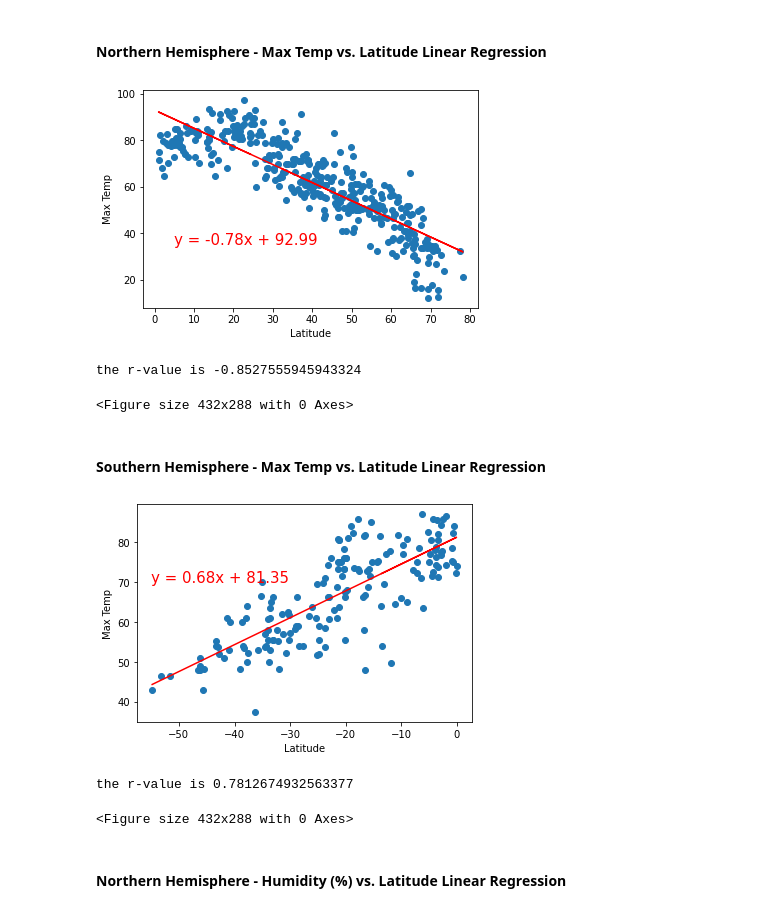
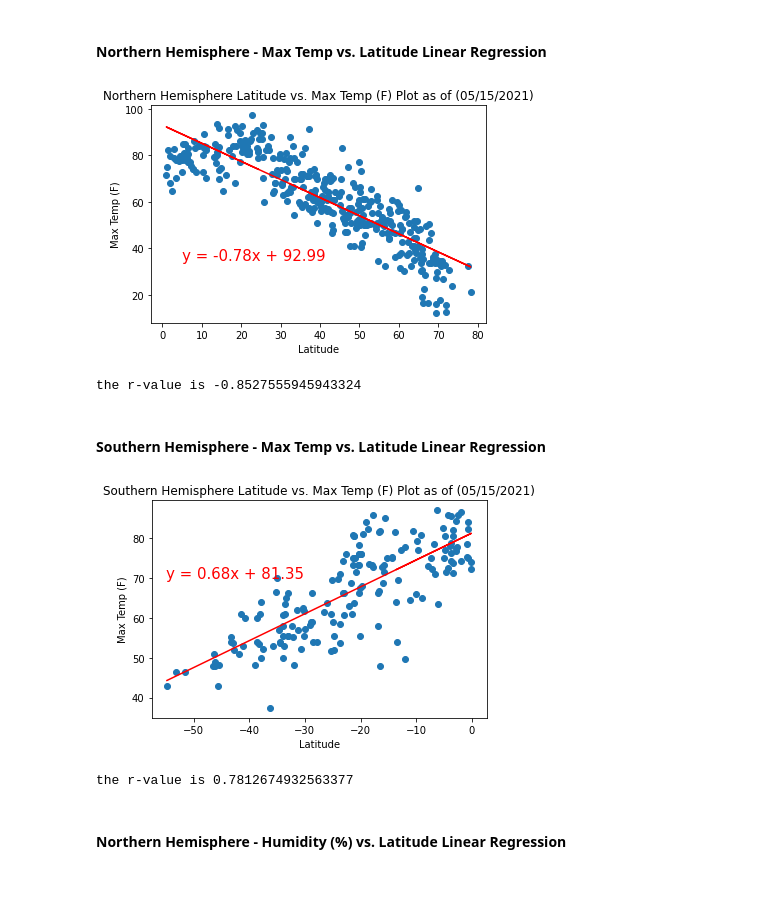
Before and after one commit to adriana-icasiano/python-api-challenge, a Jupyter notebook: WeatherPy/WeatherPy.ipynb, the cells around one changed output. Drawn from its saved outputs; the diff is of its cells as text; code cells hidden in the pictures; blank space fills up the shorter version.

```diff
--- a/WeatherPy/WeatherPy.ipynb
+++ b/WeatherPy/WeatherPy.ipynb
@@ -278,43 +258,61 @@ s_hem_wind =  weather_df.loc[weather_df["Lat"] < 0,'Wind Speed']
 # %% [markdown]
 ####  Northern Hemisphere - Max Temp vs. Latitude Linear Regression
 # %%
+# Set x and y values
 x_values = n_hem
 y_values = n_hem_temp
+
+# Calculate regression analysis
 (slope, intercept, rvalue, pvalue, stderr) = linregress(x_values, y_values)
 regress_values = x_values * slope + intercept
 line_eq = "y = " + str(round(slope,2)) + "x + " + str(round(intercept,2))
+
+# Generate scatter plot
 plt.scatter(x_values,y_values)
 plt.plot(x_values,regress_values,"r-")
 plt.annotate(line_eq,(5,35),fontsize=15,color="red")
+
+# Create title, labels
+plt.title(f"Northern Hemisphere Latitude vs. Max Temp (F) Plot as of ({today})")
 plt.xlabel('Latitude')
-plt.ylabel('Max Temp')
+plt.ylabel('Max Temp (F)')
+
+# Save as PNG
+plt.savefig('Lat vs Max Temp N.Hem.png')
 plt.show()
 print(f"the r-value is {rvalue}")
-plt.savefig('Lat vs Max Temp N.Hem.png')
 # %% [output]
-[figure, old version]
+[figure, new version]
 the r-value is -0.8527555945943324
-<Figure size 432x288 with 0 Axes>
 # %% [markdown]
 ####  Southern Hemisphere - Max Temp vs. Latitude Linear Regression
 # %%
+# Set x and y values
 x_values = s_hem
 y_values = s_hem_temp
+
+# Calulate regression analysis
 (slope, intercept, rvalue, pvalue, stderr) = linregress(x_values, y_values)
 regress_values = x_values * slope + intercept
 line_eq = "y = " + str(round(slope,2)) + "x + " + str(round(intercept,2))
+
+# Generate scatter plot
 plt.scatter(x_values,y_values)
 plt.plot(x_values,regress_values,"r-")
 plt.annotate(line_eq,(-55,70),fontsize=15,color="red")
+
+# Creates titles, labels
+plt.title(f"Southern Hemisphere Latitude vs. Max Temp (F) Plot as of ({today})")
 plt.xlabel('Latitude')
-plt.ylabel('Max Temp')
+plt.ylabel('Max Temp (F)')
+
+# Save as PNG
+plt.savefig('Lat vs Max Temp S.Hem.png')
 plt.show()
 print(f"the r-value is {rvalue}")
-plt.savefig('Lat vs Max Temp S.Hem.png')
 # %% [output]
-[figure, old version]
+[figure, new version]
 the r-value is 0.7812674932563377
-<Figure size 432x288 with 0 Axes>
 # %% [markdown]
 ####  Northern Hemisphere - Humidity (%) vs. Latitude Linear Regression
 # %%
```
Also changed, not shown: parts of 14 cells of this notebook, 25 other files.
